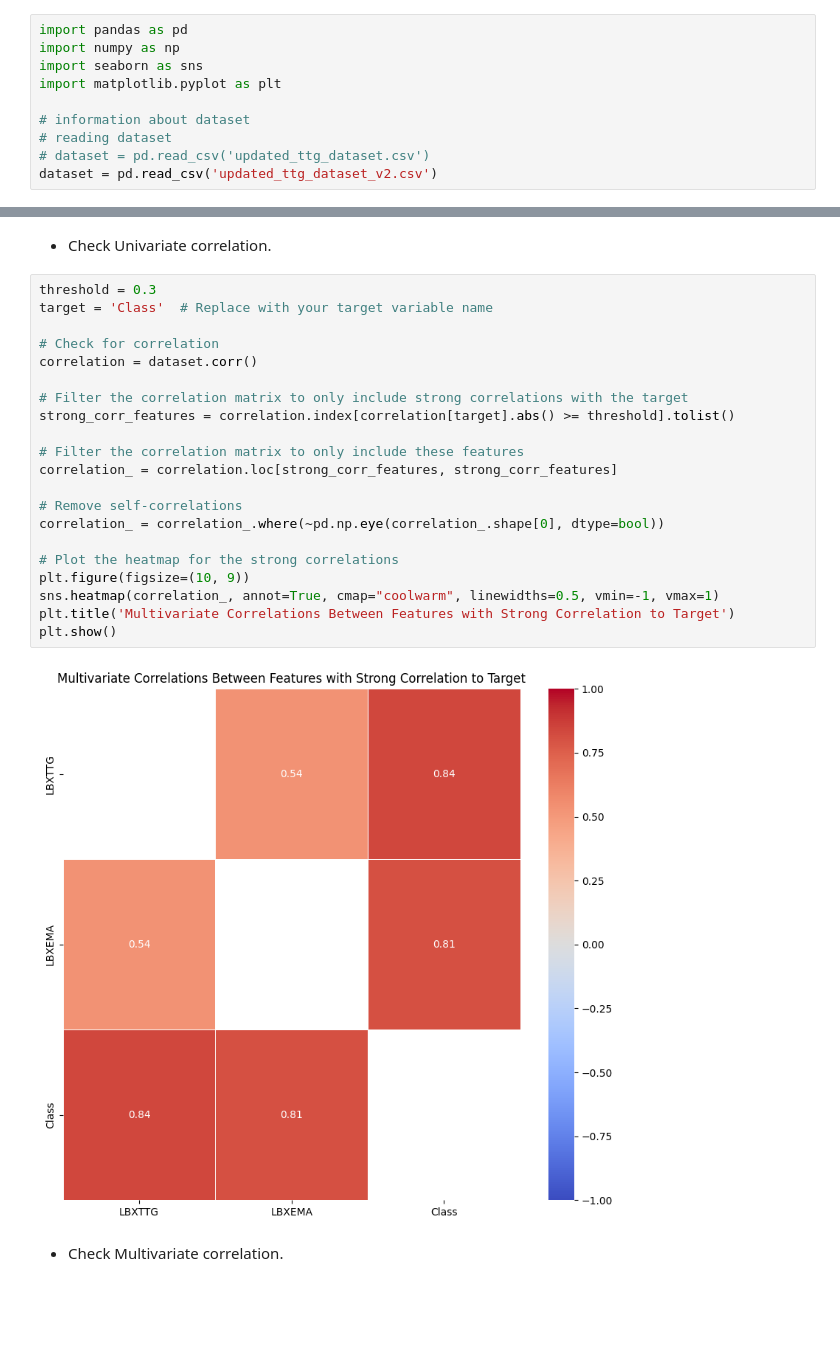
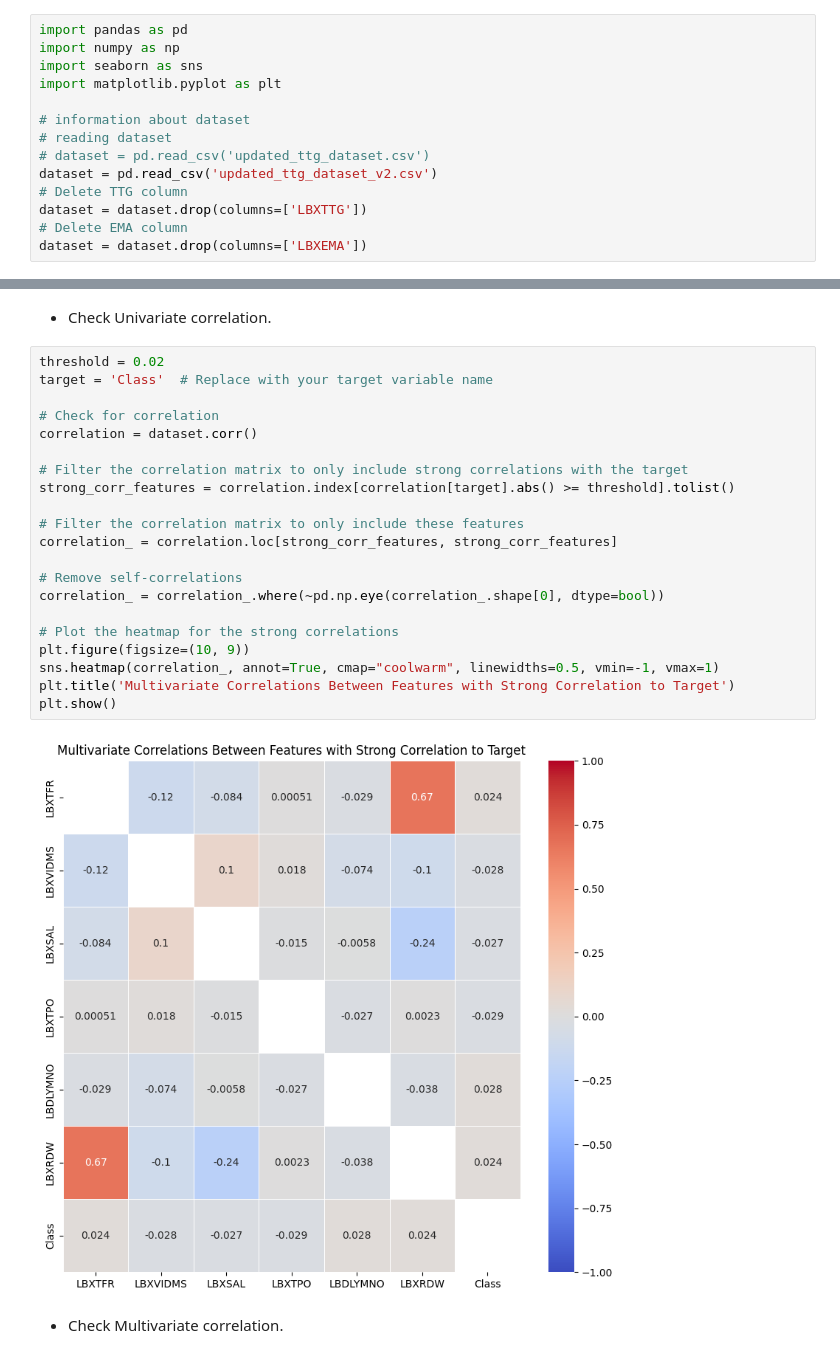
Before and after one commit to DATA471/final_project_h, a Jupyter notebook: main_file.ipynb, the cells around one changed output, grey strips where cells are left out. Cells and saved outputs as stored; diff of their text form; blank space fills up the shorter version.

```diff
--- a/main_file.ipynb
+++ b/main_file.ipynb
@@ -10,6 +10,10 @@ import matplotlib.pyplot as plt
 # reading dataset
 # dataset = pd.read_csv('updated_ttg_dataset.csv')
 dataset = pd.read_csv('updated_ttg_dataset_v2.csv')
+# Delete TTG column
+dataset = dataset.drop(columns=['LBXTTG'])
+# Delete EMA column
+dataset = dataset.drop(columns=['LBXEMA'])
 # %% [markdown]
 ### Data Description:
 # %% [markdown]
@@ -216,28 +172,28 @@ plt.show()
 # %% [markdown]
 - Check Univariate correlation.
 # %%
-threshold = 0.3
+threshold = 0.02
 target = 'Class'  # Replace with your target variable name
 
 # Check for correlation
 correlation = dataset.corr()
 
 # Filter the correlation matrix to only include strong correlations with the target
 strong_corr_features = correlation.index[correlation[target].abs() >= threshold].tolist()
 
 # Filter the correlation matrix to only include these features
 correlation_ = correlation.loc[strong_corr_features, strong_corr_features]
 
 # Remove self-correlations
 correlation_ = correlation_.where(~pd.np.eye(correlation_.shape[0], dtype=bool))
 
 # Plot the heatmap for the strong correlations
 plt.figure(figsize=(10, 9))
 sns.heatmap(correlation_, annot=True, cmap="coolwarm", linewidths=0.5, vmin=-1, vmax=1)
 plt.title('Multivariate Correlations Between Features with Strong Correlation to Target')
 plt.show()
 # %% [output]
-[figure, old version]
+[figure, new version]
 # %% [markdown]
 - Check Multivariate correlation.
 # %%
```
Also changed, not shown: parts of 35 cells of this notebook.
